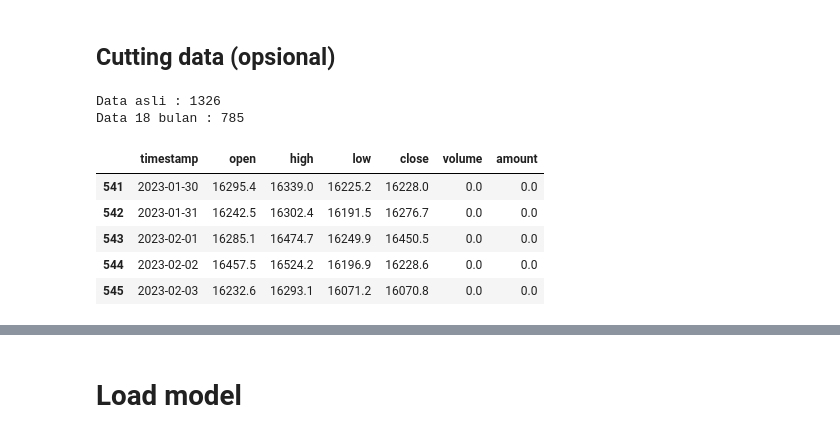
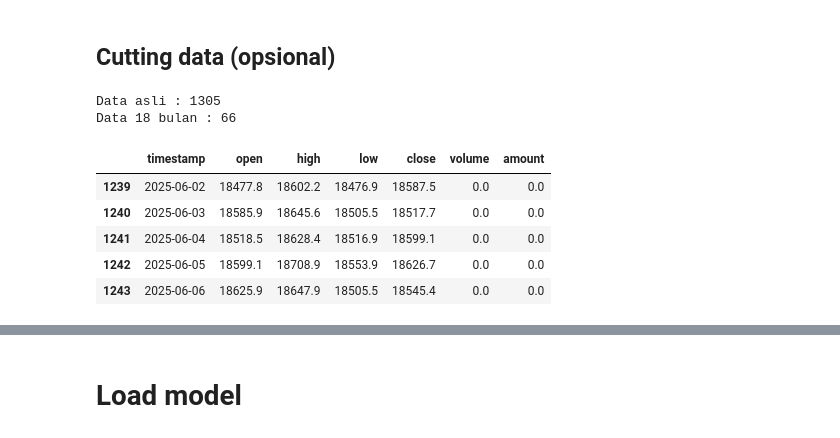
Before and after one commit to muhammadRizki12/Kronos, a Jupyter notebook: kronos.ipynb, the cells around one changed output, grey strips where cells are left out. Drawn from its saved outputs; the diff is of its cells as text; code cells hidden in the pictures.

```diff
--- a/kronos.ipynb
+++ b/kronos.ipynb
@@ -5,7 +5,7 @@ import pandas as pd
 # %% [markdown]
 # Data Loading
 # %%
-kronos_df = pd.read_csv("./data/eur_idr_kronos_clean.csv")
+kronos_df = pd.read_csv("./data/preprocessing/sept-20-25_clean.csv")
 kronos_df.head()
 # %% [output]
 |  | timestamp | open | high | low | close | volume | amount |
@@ -81,23 +81,23 @@ plt.show()
 ## Cutting data (opsional)
 # %%
 # Ambil 18 bulan terakhir
-cutoff = kronos_df["timestamp"].max() - pd.DateOffset(years=3)
+cutoff = kronos_df["timestamp"].max() - pd.DateOffset(months=3)
 
 df_3y = kronos_df[kronos_df["timestamp"] >= cutoff].copy()
 
 print("Data asli :", len(kronos_df))
 print("Data 18 bulan :", len(df_3y))
 
 df_3y.head()
 # %% [output]
-Data asli : 1326
-Data 18 bulan : 785
+Data asli : 1305
+Data 18 bulan : 66
 |  | timestamp | open | high | low | close | volume | amount |
-| 541 | 2023-01-30 | 16295.4 | 16339.0 | 16225.2 | 16228.0 | 0.0 | 0.0 |
-| 542 | 2023-01-31 | 16242.5 | 16302.4 | 16191.5 | 16276.7 | 0.0 | 0.0 |
-| 543 | 2023-02-01 | 16285.1 | 16474.7 | 16249.9 | 16450.5 | 0.0 | 0.0 |
-| 544 | 2023-02-02 | 16457.5 | 16524.2 | 16196.9 | 16228.6 | 0.0 | 0.0 |
-| 545 | 2023-02-03 | 16232.6 | 16293.1 | 16071.2 | 16070.8 | 0.0 | 0.0 |
+| 1239 | 2025-06-02 | 18477.8 | 18602.2 | 18476.9 | 18587.5 | 0.0 | 0.0 |
+| 1240 | 2025-06-03 | 18585.9 | 18645.6 | 18505.5 | 18517.7 | 0.0 | 0.0 |
+| 1241 | 2025-06-04 | 18518.5 | 18628.4 | 18516.9 | 18599.1 | 0.0 | 0.0 |
+| 1242 | 2025-06-05 | 18599.1 | 18708.9 | 18553.9 | 18626.7 | 0.0 | 0.0 |
+| 1243 | 2025-06-06 | 18625.9 | 18647.9 | 18505.5 | 18545.4 | 0.0 | 0.0 |
 # %%
 print(len(df_3y))
 print(df_3y["timestamp"].min())
```
Also changed, not shown: parts of 7 cells of this notebook, 24 other files.
